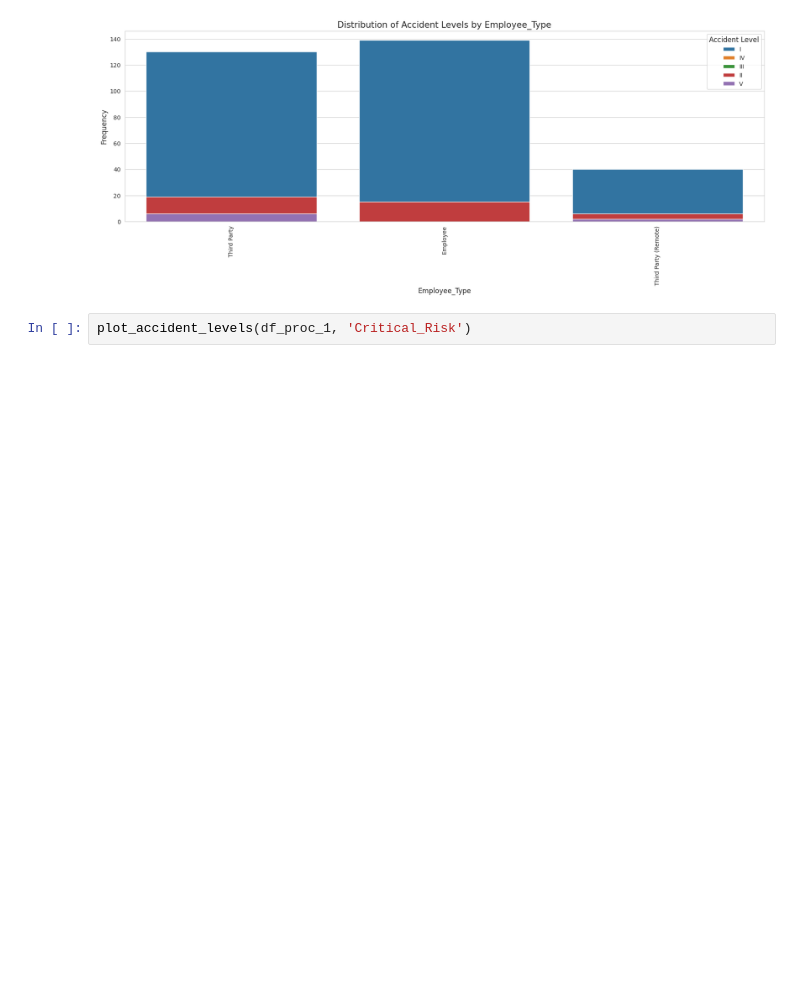
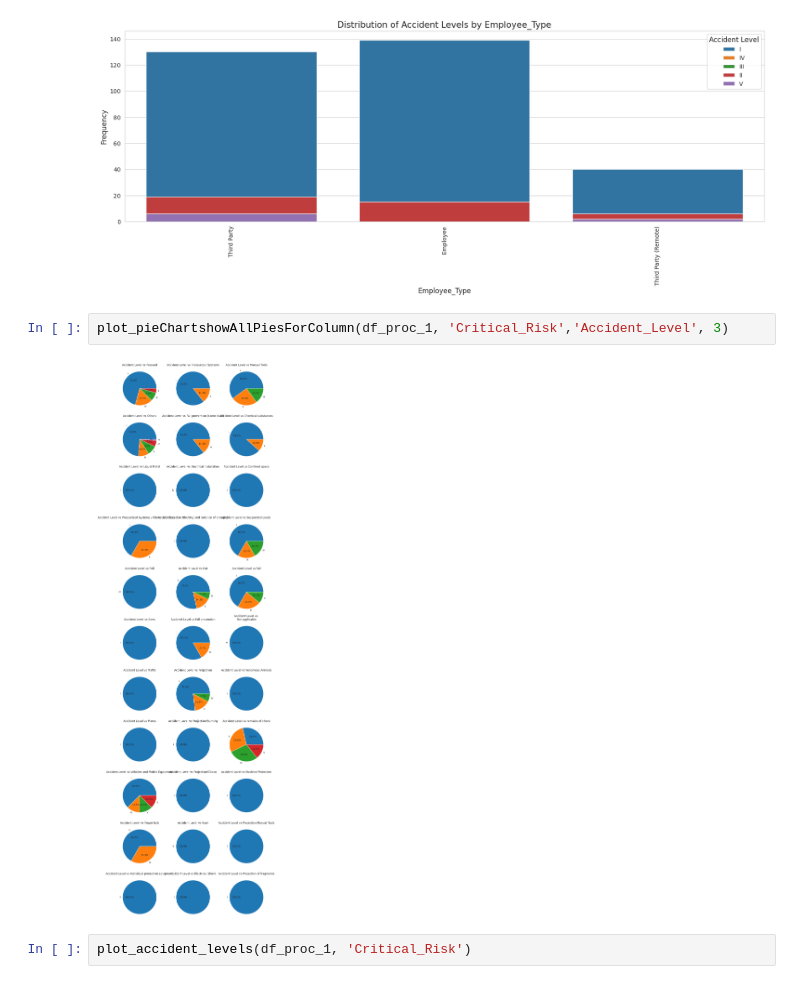
Before and after one commit to MeeruChandra/GL_NLP1_Group2, a Jupyter notebook: GLCapstone_NLP1.ipynb, the cells around one changed output. Cells and saved outputs as stored; diff of their text form; blank space fills up the shorter version.

```diff
--- a/GLCapstone_NLP1.ipynb
+++ b/GLCapstone_NLP1.ipynb
@@ -528,6 +540,10 @@ plot_pieChartshowAllPiesForColumn(df_proc_1, 'Employee_Type','Accident_Level', 3
 plot_accident_levels(df_proc_1, 'Employee_Type')
 # %% [output]
 [figure]
+# %%
+plot_pieChartshowAllPiesForColumn(df_proc_1, 'Critical_Risk','Accident_Level', 3)
+# %% [output]
+[figure, added]
 # %%
 plot_accident_levels(df_proc_1, 'Critical_Risk')
 # %% [output]
```
Also changed, not shown: parts of 4 cells of this notebook.
